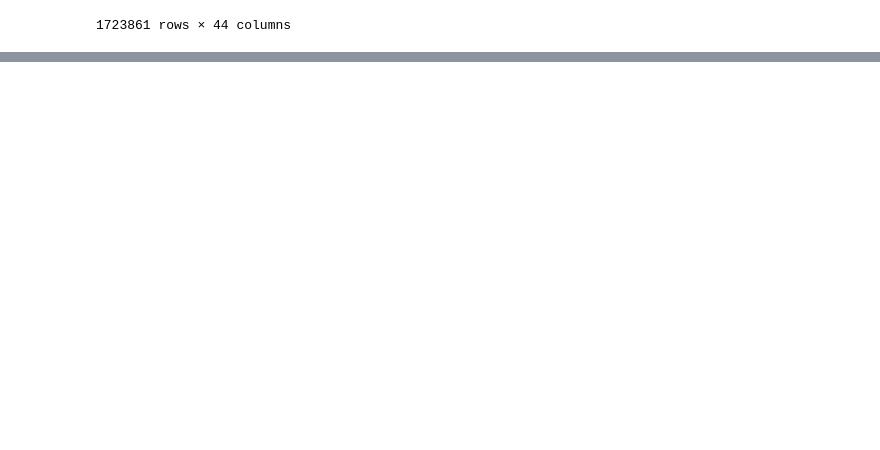
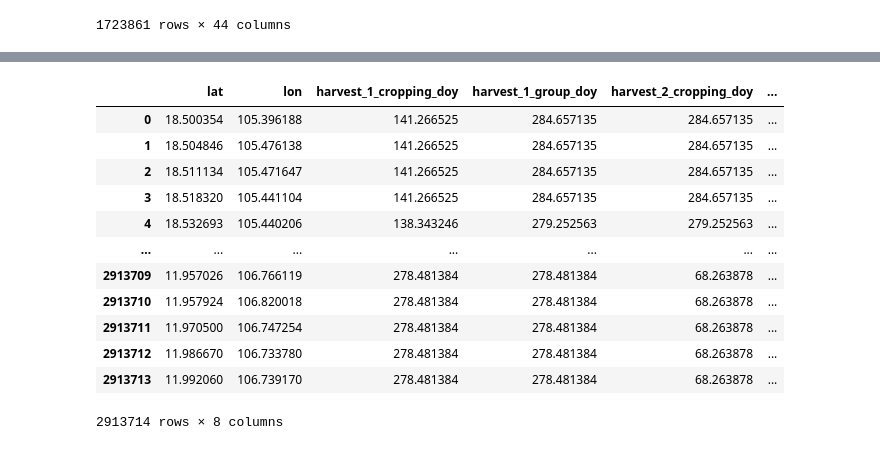
Before and after one commit to sonleh96/adb-sar, a Jupyter notebook: additional_datasets.ipynb, the cells around one changed output, grey strips where cells are left out. Saved outputs shown, nothing was run; the diff lists cells and outputs as text; code cells hidden in the pictures; blank space fills up the shorter version.

```diff
--- a/additional_datasets.ipynb
+++ b/additional_datasets.ipynb
@@ -510,0 +760,16 @@ merged_sar_nn
+# %%
+df
+# %% [output]
+|  | lat | lon | harvest_1_cropping_doy | harvest_1_group_doy | harvest_2_cropping_doy | ... |
+| 0 | 18.500354 | 105.396188 | 141.266525 | 284.657135 | 284.657135 | ... |
+| 1 | 18.504846 | 105.476138 | 141.266525 | 284.657135 | 284.657135 | ... |
+| 2 | 18.511134 | 105.471647 | 141.266525 | 284.657135 | 284.657135 | ... |
+| 3 | 18.518320 | 105.441104 | 141.266525 | 284.657135 | 284.657135 | ... |
+| 4 | 18.532693 | 105.440206 | 138.343246 | 279.252563 | 279.252563 | ... |
+| ... | ... | ... | ... | ... | ... | ... |
+| 2913709 | 11.957026 | 106.766119 | 278.481384 | 278.481384 | 68.263878 | ... |
+| 2913710 | 11.957924 | 106.820018 | 278.481384 | 278.481384 | 68.263878 | ... |
+| 2913711 | 11.970500 | 106.747254 | 278.481384 | 278.481384 | 68.263878 | ... |
+| 2913712 | 11.986670 | 106.733780 | 278.481384 | 278.481384 | 68.263878 | ... |
+| 2913713 | 11.992060 | 106.739170 | 278.481384 | 278.481384 | 68.263878 | ... |
+2913714 rows × 8 columns
```
Also changed, not shown: parts of 24 cells of this notebook, 4 other files.
